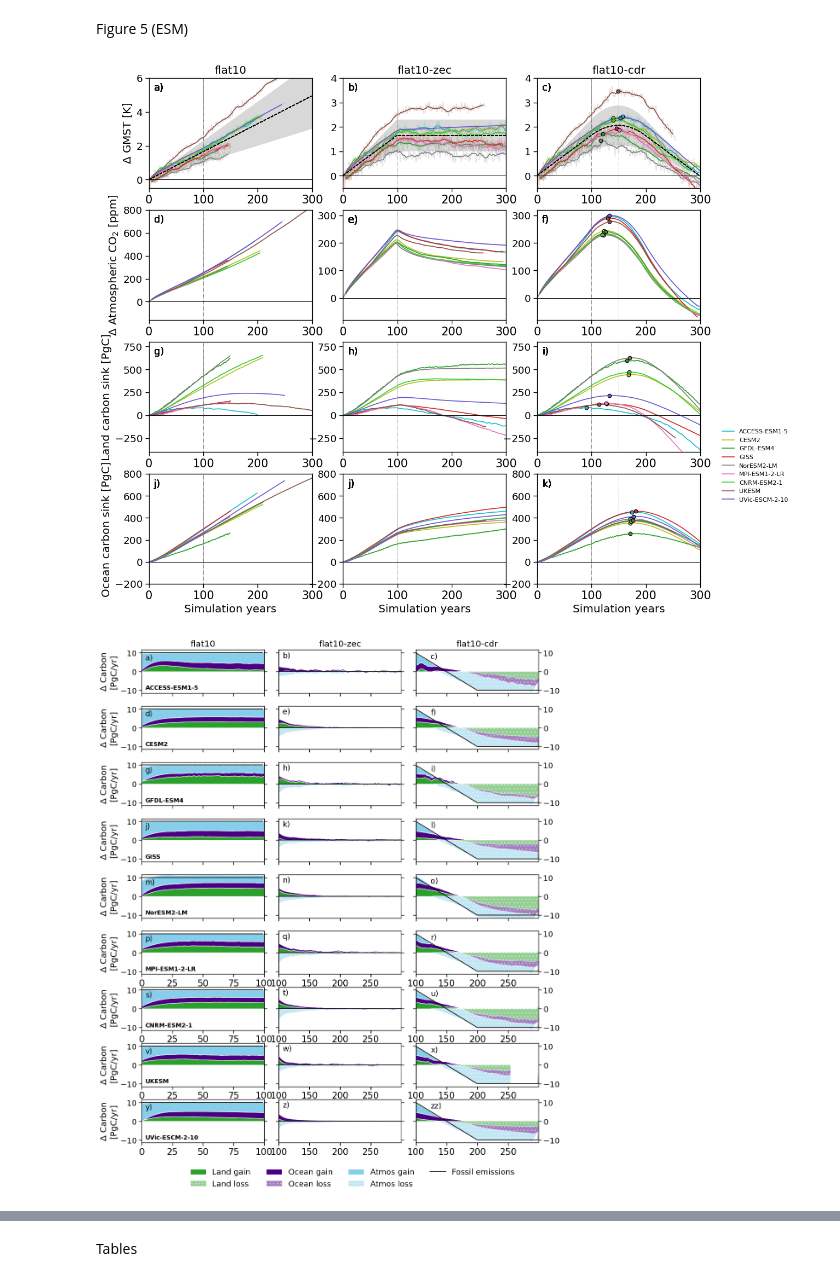
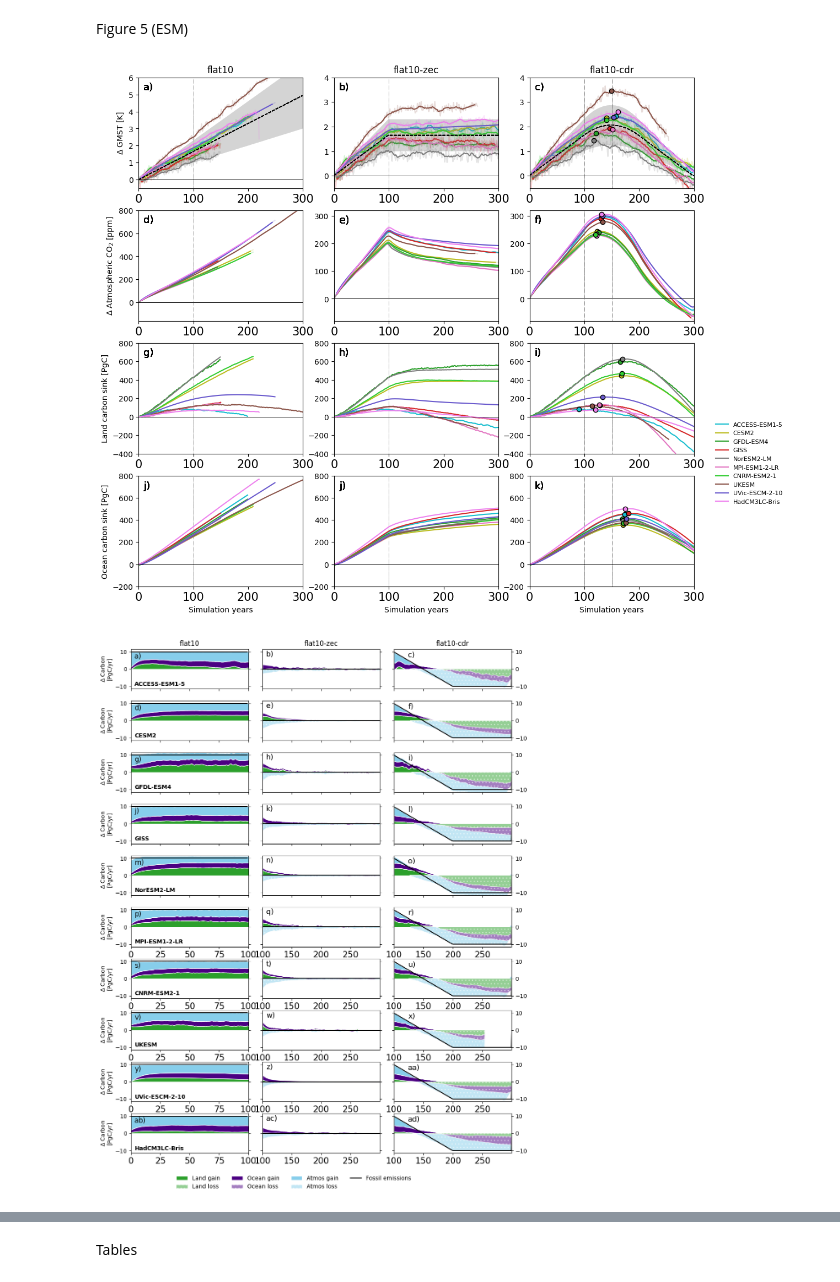
Before and after one commit to benmsanderson/esm-deck, a Jupyter notebook: flat10_figures_paper.ipynb, the cells around one changed output, grey strips where cells are left out. Cells and saved outputs as stored; diff of their text form; code cells hidden in the pictures.

```diff
--- a/flat10_figures_paper.ipynb
+++ b/flat10_figures_paper.ipynb
@@ -480,0 +581,15 @@ UVic-ESCM-2-10
+# %%
+m='NorESM2-LM'
+e='flat10-zec'
+plt.plot(ed[m][e]['nbp']+ed[m][e]['fgco2']+np.diff(ed[m][e]['C_atm'],append=ed[m][e]['C_atm'][-1]),color='k')
+plt.plot(ed[m][e]['fgco2'],color='tab:blue')
+plt.plot(ed[m][e]['nbp'],color='tab:green')
+plt.plot(np.diff(ed[m][e]['C_atm'],append=ed[m][e]['C_atm'][-1]),color='tab:cyan')
+plt.grid()
+m='CESM2'
+
+plt.plot(ed[m][e]['nbp']+ed[m][e]['fgco2']+np.diff(ed[m][e]['C_atm'],prepend=ed[m][e]['C_atm'][0]),color='k',alpha=.2)
+plt.plot(ed[m][e]['fgco2'],color='tab:blue',alpha=.2)
+plt.plot(ed[m][e]['nbp'],color='tab:green',alpha=.2)
+plt.plot(np.diff(ed[m][e]['C_atm'],append=ed[m][e]['C_atm'][-1]),color='tab:cyan',alpha=.2)
+plt.grid()
@@ -481,5 +598,5 @@ UVic-ESCM-2-10
 # %%
-colors=["tab:cyan","tab:olive","tab:green","tab:red","tab:gray","tab:pink","limegreen","tab:brown", "slateblue"]
+colors=["tab:cyan","tab:olive","tab:green","tab:red","tab:gray","tab:pink","limegreen","tab:brown", "slateblue","violet"]
 # %% [markdown]
 Figure 4 (ESM/SCM)
 # %%
@@ -521,7 +638,7 @@ pl=[]
 for i,m in enumerate(mdls):
 
     cn0=ed[m]['flat10']['tas'][:20].mean()-(ed[m]['flat10']['tas'][10:30:1].mean()-ed[m]['flat10']['tas'][:20].mean())
-    tmp==axs[0].plot(ed[m]['flat10']['tas'][:100].rolling(year=10).mean()-cn0,color=mcols[i],label=m)
+    tmp==axs[0].plot(ed[m]['flat10']['tas'][:100].rolling(year=20,center=True).mean()-cn0,color=mcols[i],label=m)
     pl.append(tmp[0])
     print(m)
 
@@ -555,7 +672,7 @@ pl=[]
 for i,m in enumerate(mdls):
     try:
      lnzec=np.min([len(ed[m]['flat10-zec']['tas'][1:][:]),300])
-     tmp==axs[1].plot(ed[m]['flat10-zec']['tas'][100:lnzec].rolling(year=10).mean()-ed[m]['flat10']['tas'][90:110].mean(),color=mcols[i])
+     tmp==axs[1].plot(ed[m]['flat10-zec']['tas'][89:lnzec].rolling(year=20,center=True).mean()-ed[m]['flat10']['tas'][90:110].mean(),color=mcols[i])
      pl.append(tmp[0])
     except:
         0
@@ -589,7 +706,7 @@ pl=[]
 for i,m in enumerate(mdls):
     try:
      lncdr=np.min([len(ed[m]['flat10-cdr']['tas'][1:][:]),300])
-     tmp==axs[2].plot(ed[m]['flat10-cdr']['tas'][100:lncdr].rolling(year=10).mean()-ed[m]['flat10']['tas'][90:110].mean(),color=mcols[i],label=m)
+     tmp==axs[2].plot(ed[m]['flat10-cdr']['tas'][89:lncdr].rolling(year=20,center=True).mean()-ed[m]['flat10']['tas'][90:110].mean(),color=mcols[i],label=m)
      pl.append(tmp[0])
     except:
         0
@@ -743,7 +861,7 @@ for i in np.arange(0,len(mdls)):
     axes[6].set_ylabel("Land carbon sink [PgC]")
     axes[6].set_ylim([-400,800])
     axes[6].set_xlim([0,300])
-    axes[6].plot(np.cumsum(ed[mdls[i]]['flat10']['nbp']-ed[mdls[i]]['flat10']['nbp'][0]),color=colors[i],label=mdls[i])
+    axes[6].plot(np.cumsum(ed[mdls[i]]['flat10']['nbp'].values-ed[mdls[i]]['flat10']['nbp'][0].values),color=colors[i],label=mdls[i])
     axes[6].axhline(0,lw=0.5,color="black")
     axes[6].axvline(100,lw=0.5,color="gray",linestyle=":")
     #axes[6].legend(frameon=False, prop={'size': 8},ncol=2)
@@ -834,14 +952,14 @@ fig.subplots_adjust(wspace=0.19, hspace=0.2)
 plt.savefig("images/flat10_ESM_results_panel.pdf")
 plt.savefig("images/flat10_ESM_results_panel.jpg")
 # %% [output]
-[figure, old version]
+[figure, new version]
 # %%
 from scipy.signal import savgol_filter
-fls_c1 = ['a)','d)','g)','j)','m)','p)','s)','v)','y)']
-fls_c2 = ['b)','e)','h)','k)','n)','q)','t)','w)','z)']
-fls_c3 = ['c)','f)','i)','l)','o)','r)','u)','x)','zz)']
+fls_c1 = ['a)','d)','g)','j)','m)','p)','s)','v)','y)','ab)']
+fls_c2 = ['b)','e)','h)','k)','n)','q)','t)','w)','z)','ac)']
+fls_c3 = ['c)','f)','i)','l)','o)','r)','u)','x)','aa)','ad)']
 
-fig, axs = plt.subplots(9, 3,figsize=[12,15])
+fig, axs = plt.subplots(10, 3,figsize=[12,16])
 axs=axs.flatten()
 for i,m in enumerate(mdls):
     #print(m)
@@ -851,11 +969,11 @@ for i,m in enumerate(mdls):
     tmpl=ed[m]['flat10']['nbp'].copy()
     tmpo=ed[m]['flat10']['fgco2'].copy()
 
-    stmpa = savgol_filter(tmpa.squeeze(drop=True), 51, 3)
-    stmpl = savgol_filter(tmpl.squeeze(drop=True), 51, 3)
-    stmpo = savgol_filter(tmpo.squeeze(drop=True), 51, 3)
+    stmpa = savgol_filter(tmpa[1:].squeeze(drop=True), 31, 3)
+    stmpl = savgol_filter(tmpl[1:].squeeze(drop=True), 31, 3)
+    stmpo = savgol_filter(tmpo[1:].squeeze(drop=True), 31, 3)
 
-    axs[3*i].stackplot(np.arange(0,len(tmpa)),stmpl,stmpo,stmpa,colors=['tab:green','indigo','skyblue'],edgecolor="white")
+    axs[3*i].stackplot(np.arange(0,len(tmpa)-1),stmpl,stmpo,stmpa,colors=['tab:green','indigo','skyblue'],edgecolor="white")
 
     if i==0:
         axs[3*i].set_title('flat10')
@@ -941,34 +1059,34 @@ for i,m in enumerate(mdls):
     if i==0:
         axs[3*i+2].set_title('flat10-cdr')
     axs[3*i+2].set_xlim([0,199])
     #axs[3*i+2].grid()
     axs[3*i+2].set_ylim([-11.5,11.5])
     axs[3*i+2].yaxis.set_label_position("right")
     axs[3*i+2].yaxis.tick_right()
     axs[3*i+2].set_xticks([0,50,100,150])
     axs[3*i+2].set_xticklabels([100,150,200,250])
     if i in (0, 1, 2, 3, 4):
         axs[3*i+2].xaxis.set_ticklabels([])
     axs[3*i+2].tick_params(left=True)
     axs[3*i+2].annotate(fls_c3[i], xy=(0.12, 0.85), xycoords='axes fraction', fontsize=13, ha='left', va='center')
     if i==6:
         axs[3*i+2].set_xlabel('Simulation years')
 
     axs[3*i+2].plot(e_flat10_cdr['Emission Rate (PgC a-1)'][100:].values,'k',label='Fossil emissions')
 
 
     # legend
     handles, labels = axs[3*i+2].get_legend_handles_labels()
     order = [0,3,1,4,2,5,6]
     plt.legend([handles[idx] for idx in order],[labels[idx] for idx in order], frameon=False, bbox_to_anchor=(-1.9, -0.43), loc='upper left', ncol=4)
 
 #plt.tight_layout()
 fig.subplots_adjust(wspace=0.12, hspace=0.3)
 
 plt.savefig("images/flat10_ESM_results_carbon_fluxes.pdf", bbox_inches='tight')
 plt.savefig("images/flat10_ESM_results_carbon_fluxes.jpg", bbox_inches='tight')
 # %% [output]
-[figure, old version]
+[figure, new version]
 # %%
 #run plot_c4mip to recreate these csvs
 tas_1pct=pd.read_csv('c4mip_tas.csv',index_col=0)
```
Also changed, not shown: parts of 19 cells of this notebook, 44 other files.
